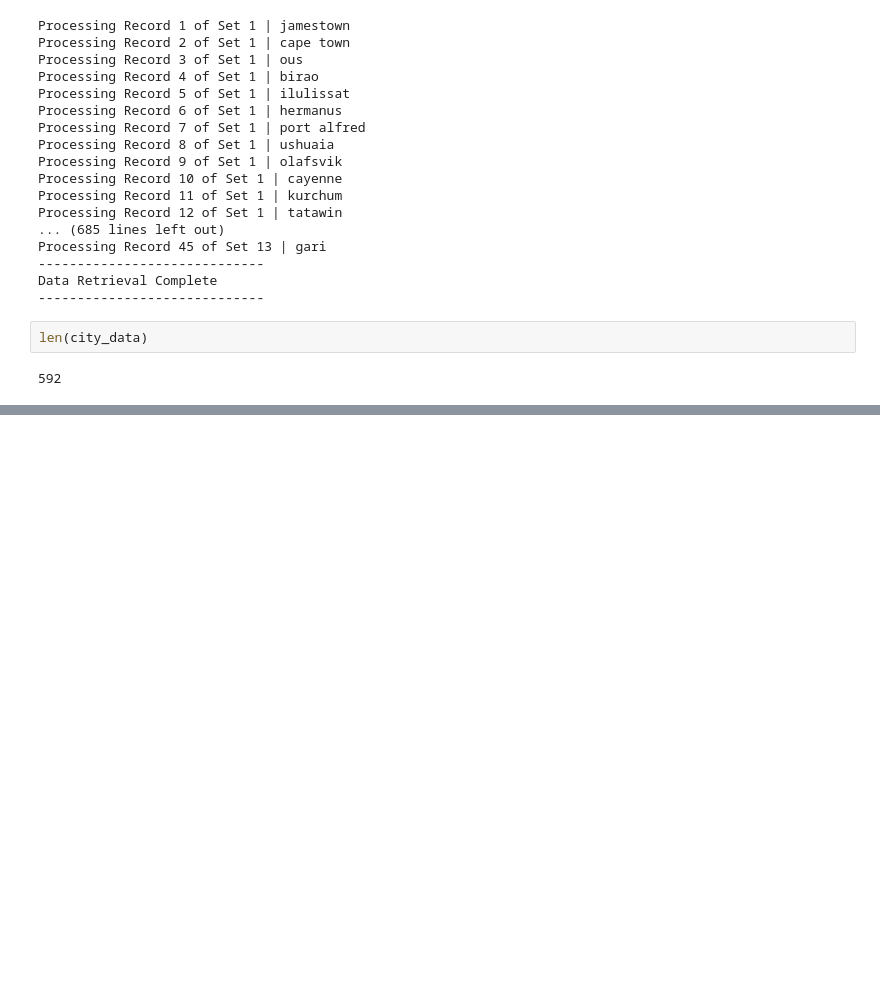
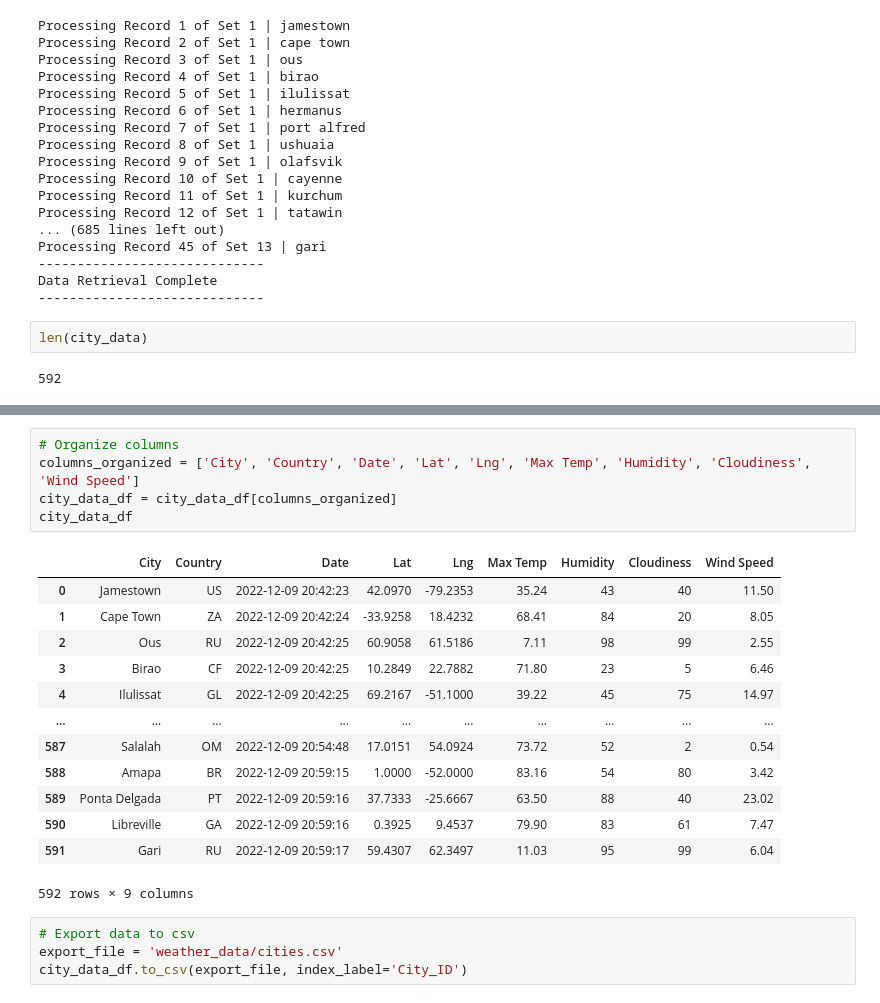
Before and after one commit to bhstarkey/World_Weather_Analysis, a Jupyter notebook: WeatherPy.ipynb, the cells around one changed output, grey strips where cells are left out. Drawn from its saved outputs; the diff is of its cells as text; blank space fills up the shorter version.

```diff
--- a/WeatherPy.ipynb
+++ b/WeatherPy.ipynb
@@ -135,0 +141,23 @@ len(city_data)
+# %%
+# Organize columns
+columns_organized = ['City', 'Country', 'Date', 'Lat', 'Lng', 'Max Temp', 'Humidity', 'Cloudiness', 'Wind Speed']
+city_data_df = city_data_df[columns_organized]
+city_data_df
+# %% [output]
+|  | City | Country | Date | Lat | Lng | Max Temp | Humidity | Cloudiness | Wind Speed |
+| 0 | Jamestown | US | 2022-12-09 20:42:23 | 42.0970 | -79.2353 | 35.24 | 43 | 40 | 11.50 |
+| 1 | Cape Town | ZA | 2022-12-09 20:42:24 | -33.9258 | 18.4232 | 68.41 | 84 | 20 | 8.05 |
+| 2 | Ous | RU | 2022-12-09 20:42:25 | 60.9058 | 61.5186 | 7.11 | 98 | 99 | 2.55 |
+| 3 | Birao | CF | 2022-12-09 20:42:25 | 10.2849 | 22.7882 | 71.80 | 23 | 5 | 6.46 |
+| 4 | Ilulissat | GL | 2022-12-09 20:42:25 | 69.2167 | -51.1000 | 39.22 | 45 | 75 | 14.97 |
+| ... | ... | ... | ... | ... | ... | ... | ... | ... | ... |
+| 587 | Salalah | OM | 2022-12-09 20:54:48 | 17.0151 | 54.0924 | 73.72 | 52 | 2 | 0.54 |
+| 588 | Amapa | BR | 2022-12-09 20:59:15 | 1.0000 | -52.0000 | 83.16 | 54 | 80 | 3.42 |
+| 589 | Ponta Delgada | PT | 2022-12-09 20:59:16 | 37.7333 | -25.6667 | 63.50 | 88 | 40 | 23.02 |
+| 590 | Libreville | GA | 2022-12-09 20:59:16 | 0.3925 | 9.4537 | 79.90 | 83 | 61 | 7.47 |
+| 591 | Gari | RU | 2022-12-09 20:59:17 | 59.4307 | 62.3497 | 11.03 | 95 | 99 | 6.04 |
+592 rows × 9 columns
+# %%
+# Export data to csv
+export_file = 'weather_data/cities.csv'
+city_data_df.to_csv(export_file, index_label='City_ID')
```
Also changed, not shown: parts of 10 cells of this notebook, 6 other files.
